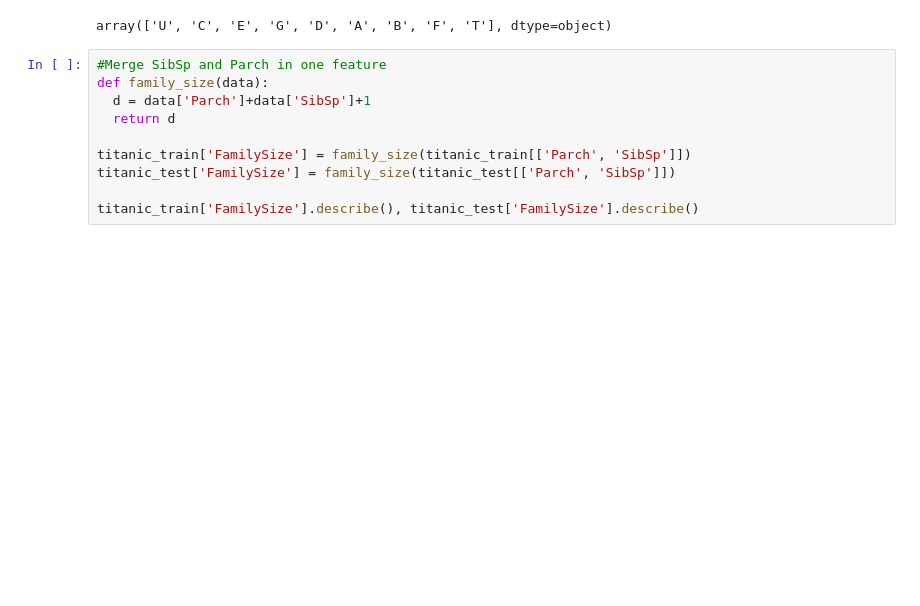
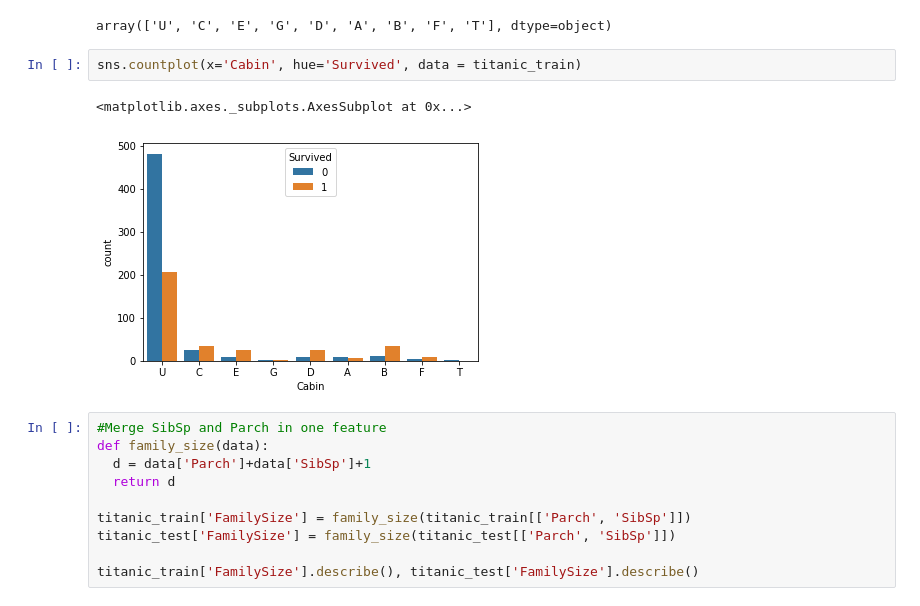
Before and after one commit to pharoah/Titanic-Kaggle-Dataset, a Jupyter notebook: Titanic.ipynb, the cells around one changed output. Saved outputs shown, nothing was run; the diff lists cells and outputs as text; blank space fills up the shorter version.

```diff
--- a/Titanic.ipynb
+++ b/Titanic.ipynb
@@ -206,6 +208,11 @@ titanic_test['Cabin'] = [x[0] for x in titanic_test['Cabin']]
 titanic_train['Cabin'].unique()
 # %% [output]
 array(['U', 'C', 'E', 'G', 'D', 'A', 'B', 'F', 'T'], dtype=object)
+# %%
+sns.countplot(x='Cabin', hue='Survived', data = titanic_train)
+# %% [output]
+<matplotlib.axes._subplots.AxesSubplot at 0x...>
+[figure, added]
 # %%
 #Merge SibSp and Parch in one feature
 def family_size(data):
```
Also changed, not shown: parts of 16 cells of this notebook.
